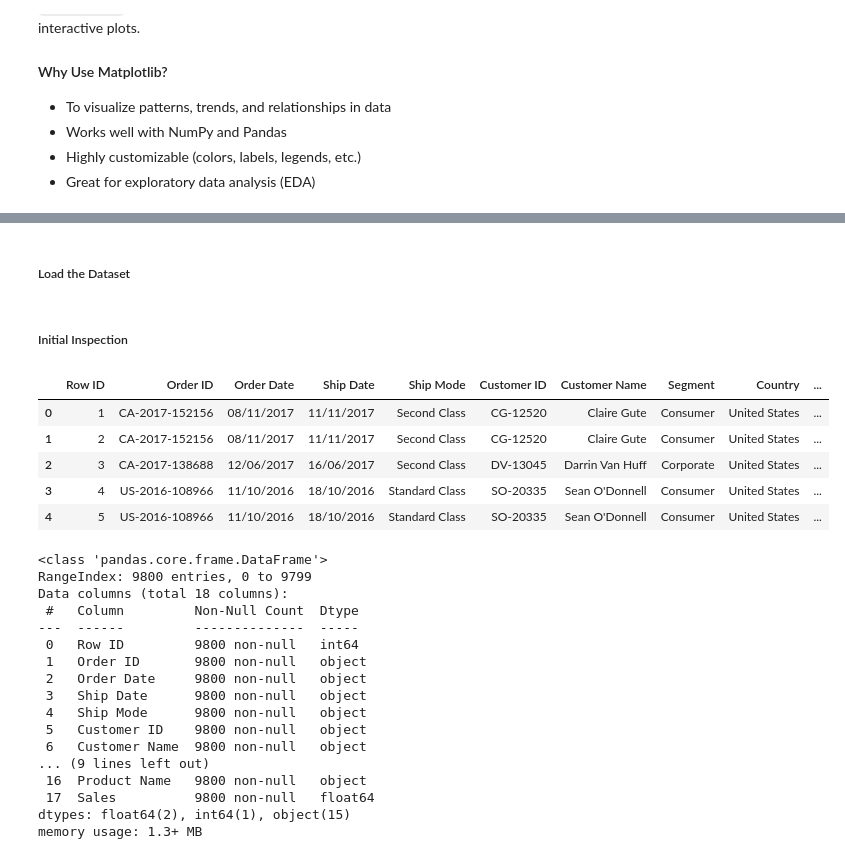
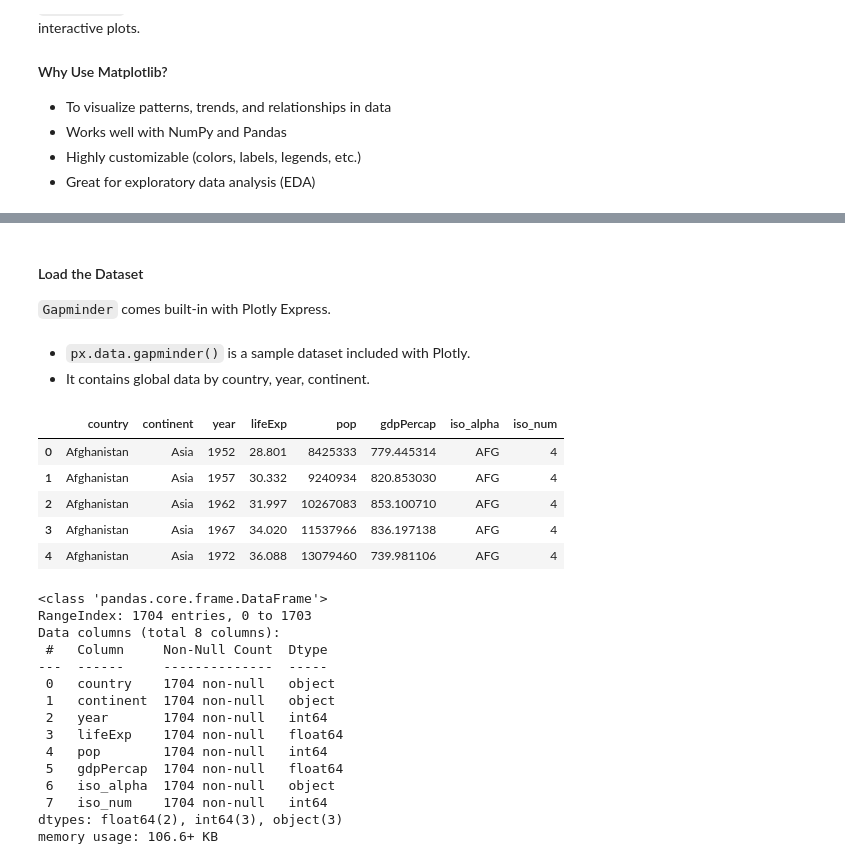
Before and after one commit to bonareri/data-science-class, a Jupyter notebook: 05-Python_for_Data_Science/08_Foundations_of_Matplotlib.ipynb, the cells around one changed output, grey strips where cells are left out. Cells and saved outputs as stored; diff of their text form; code cells hidden in the pictures.

```diff
--- a/05-Python_for_Data_Science/08_Foundations_of_Matplotlib.ipynb
+++ b/05-Python_for_Data_Science/08_Foundations_of_Matplotlib.ipynb
@@ -20,2 +73,3 @@ import seaborn as sns
 # %% [markdown]
-##### Load the Dataset
+#### Load the Dataset
+`Gapminder` comes built-in with Plotly Express.
@@ -24,31 +76,31 @@ df = pd.read_csv('Superstore.csv')
-# %% [markdown]
-##### Initial Inspection
+# %% [markdown]
+- `px.data.gapminder()` is a sample dataset included with Plotly.
+- It contains global data by country, year, continent.
 # %%
+df = px.data.gapminder()
 df.head()
 # %% [output]
-|  | Row ID | Order ID | Order Date | Ship Date | Ship Mode | Customer ID | Customer Name | Segment | Country | ... |
-| 0 | 1 | CA-2017-152156 | 08/11/2017 | 11/11/2017 | Second Class | CG-12520 | Claire Gute | Consumer | United States | ... |
-| 1 | 2 | CA-2017-152156 | 08/11/2017 | 11/11/2017 | Second Class | CG-12520 | Claire Gute | Consumer | United States | ... |
-| 2 | 3 | CA-2017-138688 | 12/06/2017 | 16/06/2017 | Second Class | DV-13045 | Darrin Van Huff | Corporate | United States | ... |
-| 3 | 4 | US-2016-108966 | 11/10/2016 | 18/10/2016 | Standard Class | SO-20335 | Sean O'Donnell | Consumer | United States | ... |
-| 4 | 5 | US-2016-108966 | 11/10/2016 | 18/10/2016 | Standard Class | SO-20335 | Sean O'Donnell | Consumer | United States | ... |
+|  | country | continent | year | lifeExp | pop | gdpPercap | iso_alpha | iso_num |
+| 0 | Afghanistan | Asia | 1952 | 28.801 | 8425333 | 779.445314 | AFG | 4 |
+| 1 | Afghanistan | Asia | 1957 | 30.332 | 9240934 | 820.853030 | AFG | 4 |
+| 2 | Afghanistan | Asia | 1962 | 31.997 | 10267083 | 853.100710 | AFG | 4 |
+| 3 | Afghanistan | Asia | 1967 | 34.020 | 11537966 | 836.197138 | AFG | 4 |
+| 4 | Afghanistan | Asia | 1972 | 36.088 | 13079460 | 739.981106 | AFG | 4 |
 # %%
 df.info()
 # %% [output]
 <class 'pandas.core.frame.DataFrame'>
-RangeIndex: 9800 entries, 0 to 9799
-Data columns (total 18 columns):
- #   Column         Non-Null Count  Dtype
----  ------         --------------  -----
- 0   Row ID         9800 non-null   int64
- 1   Order ID       9800 non-null   object
- 2   Order Date     9800 non-null   object
- 3   Ship Date      9800 non-null   object
- 4   Ship Mode      9800 non-null   object
- 5   Customer ID    9800 non-null   object
- 6   Customer Name  9800 non-null   object
-... (9 lines left out)
- 16  Product Name   9800 non-null   object
- 17  Sales          9800 non-null   float64
-dtypes: float64(2), int64(1), object(15)
-memory usage: 1.3+ MB
+RangeIndex: 1704 entries, 0 to 1703
+Data columns (total 8 columns):
+ #   Column     Non-Null Count  Dtype
+---  ------     --------------  -----
+ 0   country    1704 non-null   object
+ 1   continent  1704 non-null   object
+ 2   year       1704 non-null   int64
+ 3   lifeExp    1704 non-null   float64
+ 4   pop        1704 non-null   int64
+ 5   gdpPercap  1704 non-null   float64
+ 6   iso_alpha  1704 non-null   object
+ 7   iso_num    1704 non-null   int64
+dtypes: float64(2), int64(3), object(3)
+memory usage: 106.6+ KB
```
Also changed, not shown: parts of 39 cells of this notebook, 2 other files.
